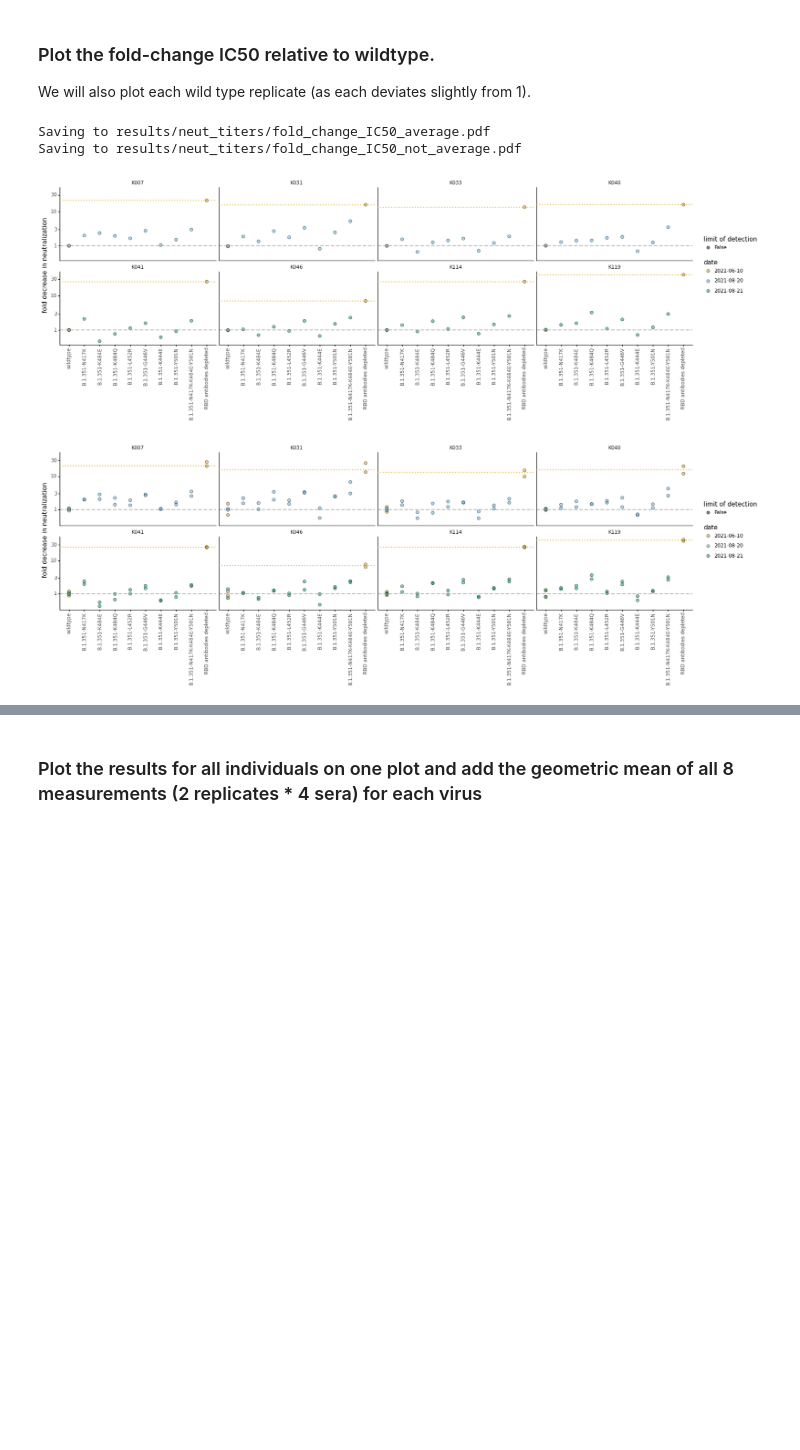
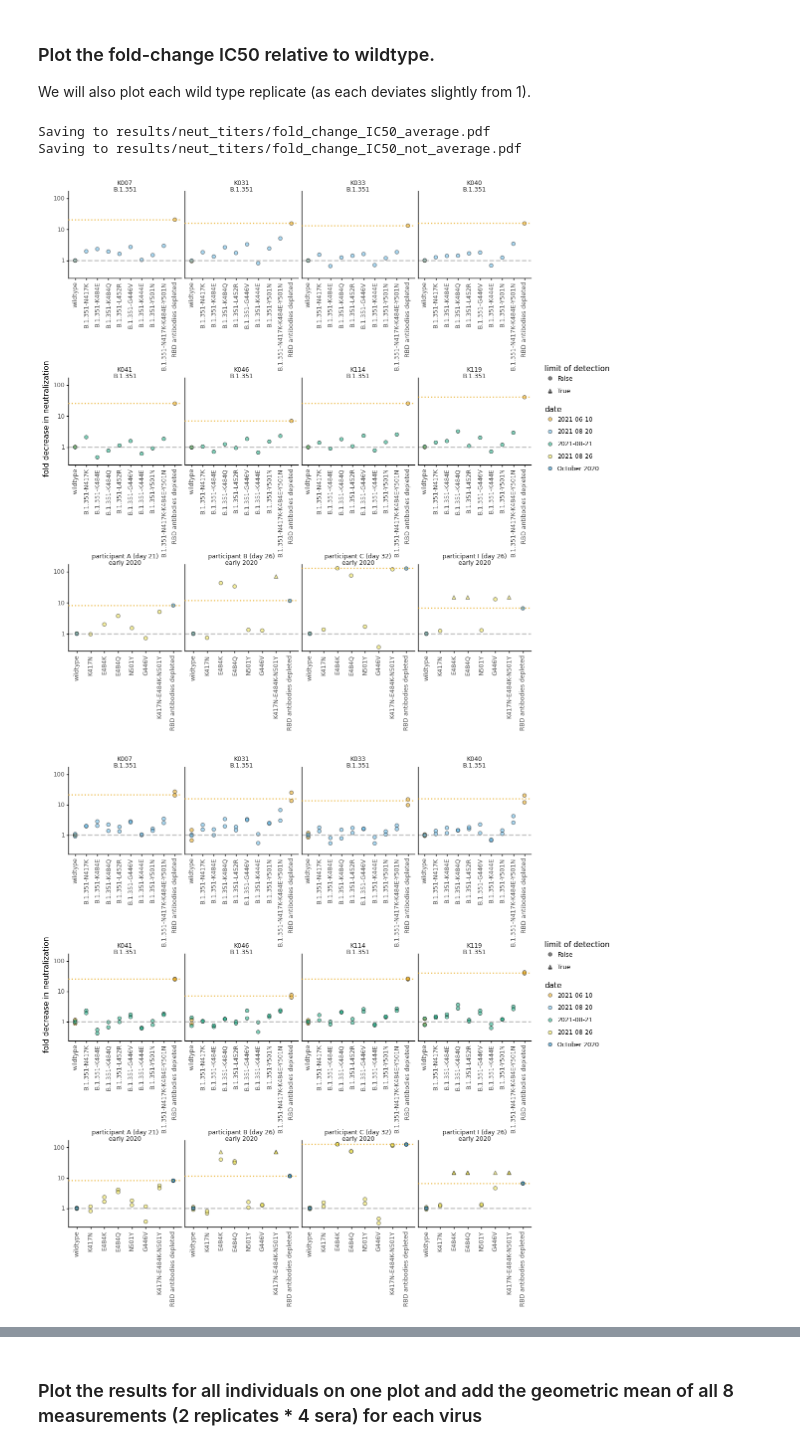
Before and after one commit to jbloomlab/SARS-CoV-2-RBD_B.1.351, a Jupyter notebook: experimental_data/analyze_neut_data.ipynb, the cells around one changed output, grey strips where cells are left out. Drawn from its saved outputs; the diff is of its cells as text; code cells hidden in the pictures; blank space fills up the shorter version.

```diff
--- a/experimental_data/analyze_neut_data.ipynb
+++ b/experimental_data/analyze_neut_data.ipynb
@@ -117,6 +124,7 @@ with warnings.catch_warnings():
                                  viruses=fracinfect['virus'].sort_values().unique(),
                                  colors=plt.rcParams['axes.prop_cycle'].by_key()['color'] * 2,
                                  markers=['o', '^', 's', 'D', 'v', '<', '>', 'p'] * 2,
+                                 fix_lims={'ymax':1.25},
                                  )
 
 print(f"Saving plot to {all_replicate_curves}\n")
@@ -332,0 +345,33 @@ display(HTML(neut_titers.query('virus=="wildtype" & replicate != "average" & (fo
+# %%
+haarvi_depletions=pd.DataFrame()
+
+for i in ['1', '2', 'average']:
+    df = (pd.read_csv(config['haarvi_rbd_depletions'])
+                     [['serum', 'depletion', 'ic50', 'ic50_bound']]
+                     .query('serum in @serum_order')
+                     .rename(columns={'depletion': 'virus'})
+                     .replace({'pre-depletion': 'wildtype', 'post-depletion': 'RBD antibodies depleted'})
+                     .assign(NT50=lambda x: 1/x['ic50'],
+                             date='October 2020',
+                             replicate=i,
+                             top=True,
+                             ic50_is_bound=lambda x: x['ic50_bound'].map({'lower': True,'interpolated': False}),
+                            )
+                    )
+
+    df= (df
+         .merge((df.query('virus=="wildtype"')
+                             [['serum', 'ic50']]
+                             .rename(columns={'ic50': 'wildtype_ic50'})
+                            ),
+                            how='left',
+                            on=['serum'],
+                            validate='many_to_one'
+                           )
+                    .assign(fold_change=lambda x: x['ic50'] / x['wildtype_ic50'],)
+                    )
+    haarvi_depletions = pd.concat([haarvi_depletions, df])
+
+
+
+display(HTML(haarvi_depletions.head().to_html(index=False)))
@@ -332,0 +385,3 @@ display(HTML(neut_titers.query('virus=="wildtype" & replicate != "average" & (fo
+# %%
+neut_titers = pd.concat([neut_titers, haarvi_depletions]).assign(infecting_virus=lambda x: x['serum'].map(config['infecting_virus']))
+display(HTML(neut_titers.tail().to_html(index=False)))
@@ -353,39 +415,38 @@ for b in ('average', 'not_average'):
          aes('virus', 'fold_change', shape='ic50_is_bound',
             ) +
          geom_point(aes(fill='date'), size=2.5, alpha=0.5) +
          scale_y_log10(name='fold decrease in neutralization') +
-         facet_wrap('~serum', ncol=4) +
+         facet_wrap('~serum+infecting_virus', ncol=4, scales='free_x') +
          theme_classic() +
          theme(axis_text_x=element_text(angle=90),
                axis_title_x=element_blank(),
-               strip_margin_y=0.35,
                strip_background_x=element_blank(),
-    #            subplots_adjust={'hspace':1},
-               figure_size=(0.25 * (neut_titers['virus'].nunique())*neut_titers['serum'].nunique(), 5),
+               subplots_adjust={'hspace': 1.15},
+               figure_size=(12, 12),
                ) +
          geom_hline(yintercept=1, linetype='dashed', size=1,
                     alpha=0.6, color=CBPALETTE[0]) +
          geom_hline(data=neut_titers.query('virus=="RBD antibodies depleted"').query('replicate=="average"'),
                     mapping=aes(yintercept='fold_change'),
                     color=CBPALETTE[1],
                     alpha=0.7,
                     size=1,
                     linetype='dotted',
                    ) +
          scale_shape_manual(values=['o','^'], name='limit of detection')+
          scale_fill_manual(values=CBPALETTE[1:])
          )
 
     _ = p.draw()
 
     plotfile = f'{results}/fold_change_IC50_{b}.pdf'
     print(f"Saving to {plotfile}")
     p.save(plotfile, verbose=False)
 # %% [output]
 Saving to results/neut_titers/fold_change_IC50_average.pdf
 Saving to results/neut_titers/fold_change_IC50_not_average.pdf
-[figure, old version]
+[figure, new version]
-[figure, old version]
+[figure, new version]
 # %%
 for metric in ['fold_change', 'ic50']:
     for virus_set, virus_subsample in config['virus_subsets'].items():
```
Also changed, not shown: parts of 12 cells of this notebook, 37 other files.
